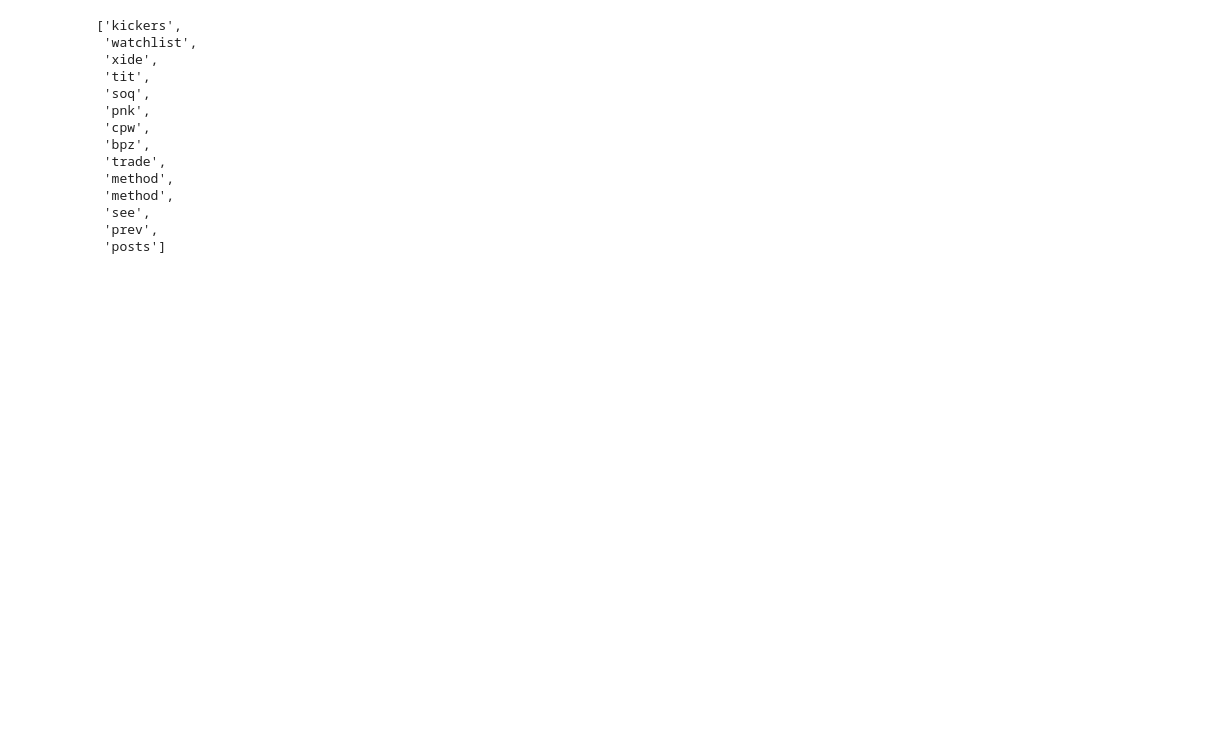
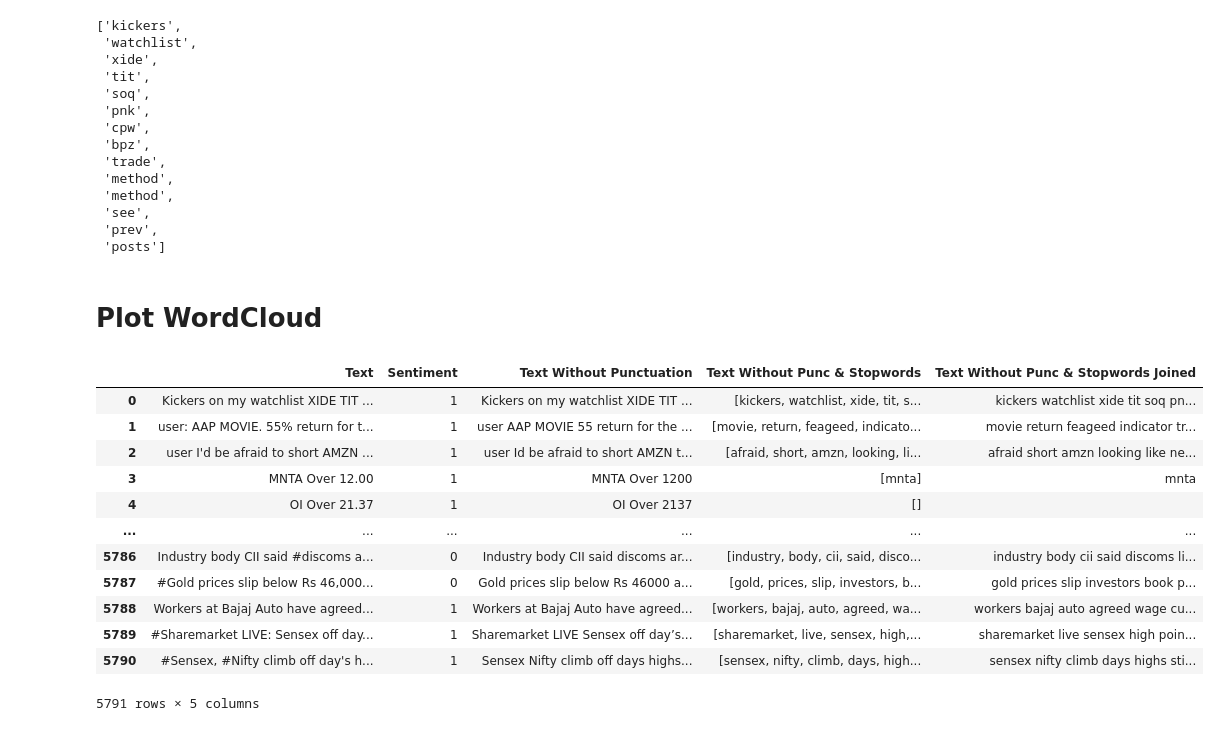
Before and after one commit to Minjire/Financial_Analysis, a Jupyter notebook: Stocks Sentiment Analysis.ipynb, the cells around one changed output. Cells and saved outputs as stored; diff of their text form; code cells hidden in the pictures; blank space fills up the shorter version.

```diff
--- a/Stocks Sentiment Analysis.ipynb
+++ b/Stocks Sentiment Analysis.ipynb
@@ -237,3 +237,23 @@ Kickers on my watchlist XIDE TIT SOQ PNK CPW BPZ AJ  trade method 1 or method 2,
  'see',
  'prev',
  'posts']
+# %% [markdown]
+# Plot WordCloud
+# %%
+# join the words into a string
+stock_df['Text Without Punc & Stopwords Joined'] = stock_df['Text Without Punc & Stopwords'].apply(lambda x: " ".join(x))
+stock_df
+# %% [output]
+|  | Text | Sentiment | Text Without Punctuation | Text Without Punc & Stopwords | Text Without Punc & Stopwords Joined |
+| 0 | Kickers on my watchlist XIDE TIT ... | 1 | Kickers on my watchlist XIDE TIT ... | [kickers, watchlist, xide, tit, s... | kickers watchlist xide tit soq pn... |
+| 1 | user: AAP MOVIE. 55% return for t... | 1 | user AAP MOVIE 55 return for the ... | [movie, return, feageed, indicato... | movie return feageed indicator tr... |
+| 2 | user I'd be afraid to short AMZN ... | 1 | user Id be afraid to short AMZN t... | [afraid, short, amzn, looking, li... | afraid short amzn looking like ne... |
+| 3 | MNTA Over 12.00 | 1 | MNTA Over 1200 | [mnta] | mnta |
+| 4 | OI Over 21.37 | 1 | OI Over 2137 | [] |  |
+| ... | ... | ... | ... | ... | ... |
+| 5786 | Industry body CII said #discoms a... | 0 | Industry body CII said discoms ar... | [industry, body, cii, said, disco... | industry body cii said discoms li... |
+| 5787 | #Gold prices slip below Rs 46,000... | 0 | Gold prices slip below Rs 46000 a... | [gold, prices, slip, investors, b... | gold prices slip investors book p... |
+| 5788 | Workers at Bajaj Auto have agreed... | 1 | Workers at Bajaj Auto have agreed... | [workers, bajaj, auto, agreed, wa... | workers bajaj auto agreed wage cu... |
+| 5789 | #Sharemarket LIVE: Sensex off day... | 1 | Sharemarket LIVE Sensex off day’s... | [sharemarket, live, sensex, high,... | sharemarket live sensex high poin... |
+| 5790 | #Sensex, #Nifty climb off day's h... | 1 | Sensex Nifty climb off days highs... | [sensex, nifty, climb, days, high... | sensex nifty climb days highs sti... |
+5791 rows × 5 columns
```
Also changed, not shown: parts of 4 cells of this notebook.
